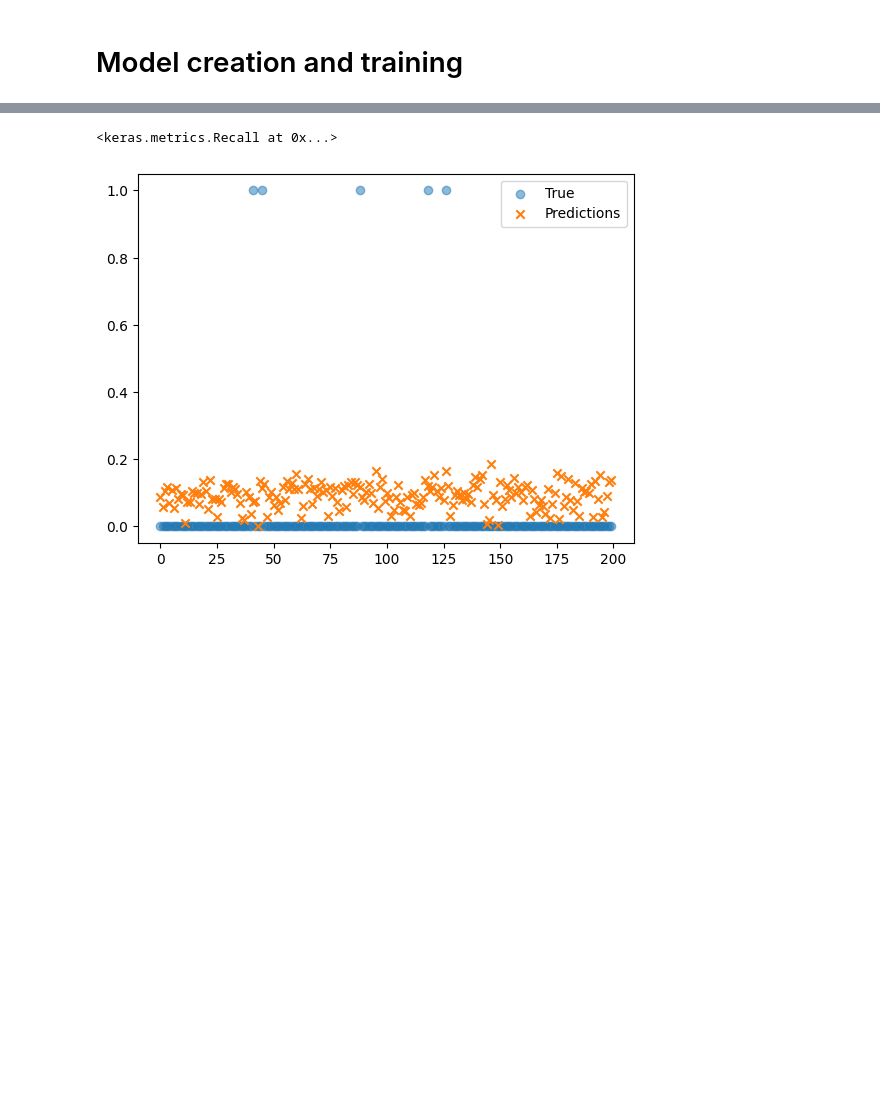
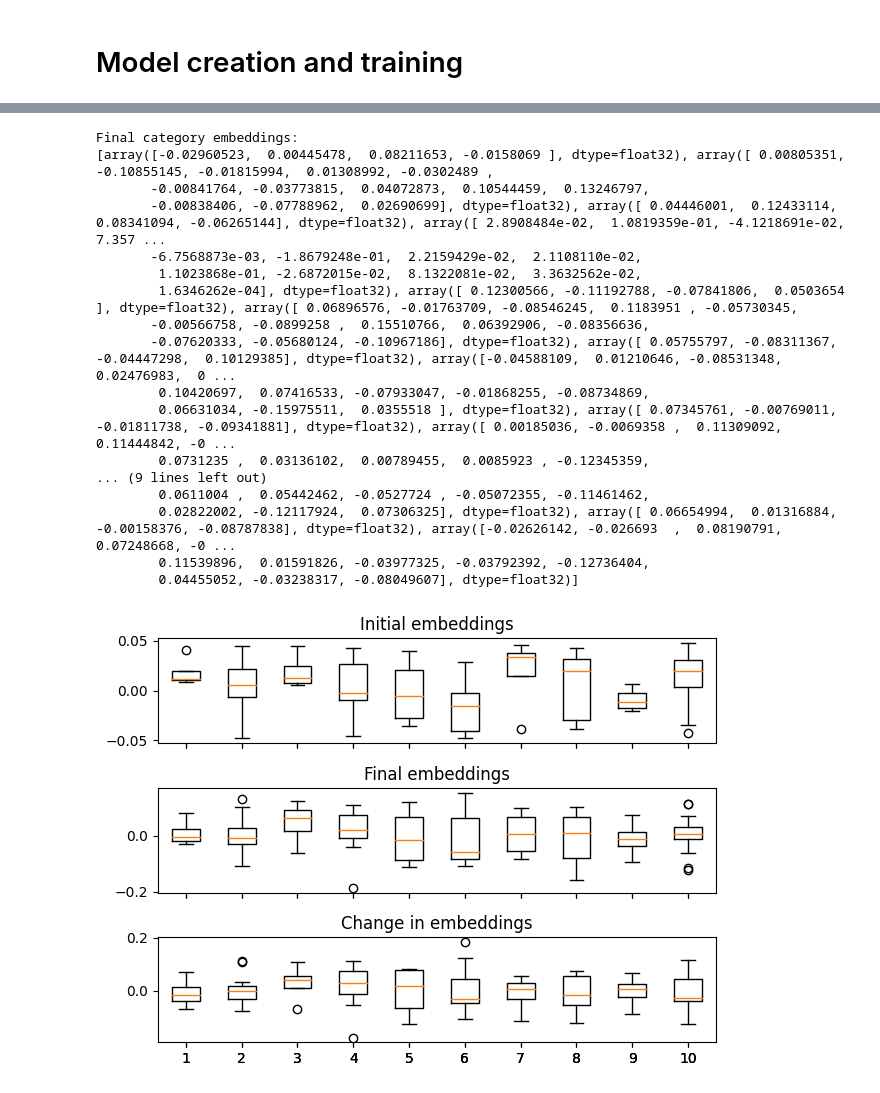
Before and after one commit to Llamrei/tabnet_tensorflow_2.6, a Jupyter notebook: local_tabnet_poker.ipynb, the cells around one changed output, grey strips where cells are left out. Saved outputs shown, nothing was run; the diff lists cells and outputs as text; code cells hidden in the pictures; blank space fills up the shorter version.

```diff
--- a/local_tabnet_poker.ipynb
+++ b/local_tabnet_poker.ipynb
@@ -179,15 +212,44 @@ Epoch 31/1000
-# %%
-sample = next(iter(train_dataset))
-x = np.arange(len(sample[0].numpy()))
-y_pred = online_implementation(sample[0]).numpy().flatten()
-y_true = sample[1].numpy().flatten()
-sample_plot = 200
-plt.scatter(x[:sample_plot], y_true[:sample_plot], label="True", alpha=0.5)
-plt.scatter(x[:sample_plot], y_pred[:sample_plot], label="Predictions", marker="x")
-plt.legend()
-tf.keras.metrics.Recall(name="recall", thresholds=0)
-# %% [output]
-<keras.metrics.Recall at 0x...>
-[figure, removed]
+# %%
+# Inspect final category embeddings
+print("Final category embeddings:")
+final_embeddings = [x.numpy().copy().squeeze() for x in local_implementation.preprocess_model.embeddings]
+print(final_embeddings)
+print("Change in category embeddings:")
+delta = [(x-y) for x, y in zip(final_embeddings, initial_embeddings)]
+print(delta)
+# Boxplot for each embedding
+# Shared x axis three horizontal plots
+# tight_layout() to prevent overlap
+fig, axs = plt.subplots(3, 1, sharex=True, tight_layout=True)
+
+# Plot initial embeddings
+axs[0].boxplot([x for x in initial_embeddings])
+axs[0].set_title("Initial embeddings")
+# Final embeddings
+axs[1].boxplot([x for x in final_embeddings])
+axs[1].set_title("Final embeddings")
+# Change in embeddings
+axs[2].boxplot([x for x in delta])
+axs[2].set_title("Change in embeddings")
+pass
+# %% [output]
+Final category embeddings:
+[array([-0.02960523,  0.00445478,  0.08211653, -0.0158069 ], dtype=float32), array([ 0.00805351, -0.10855145, -0.01815994,  0.01308992, -0.0302489 ,
+       -0.00841764, -0.03773815,  0.04072873,  0.10544459,  0.13246797,
+       -0.00838406, -0.07788962,  0.02690699], dtype=float32), array([ 0.04446001,  0.12433114,  0.08341094, -0.06265144], dtype=float32), array([ 2.8908484e-02,  1.0819359e-01, -4.1218691e-02,  7.357 ...
+       -6.7568873e-03, -1.8679248e-01,  2.2159429e-02,  2.1108110e-02,
+        1.1023868e-01, -2.6872015e-02,  8.1322081e-02,  3.3632562e-02,
+        1.6346262e-04], dtype=float32), array([ 0.12300566, -0.11192788, -0.07841806,  0.0503654 ], dtype=float32), array([ 0.06896576, -0.01763709, -0.08546245,  0.1183951 , -0.05730345,
+       -0.00566758, -0.0899258 ,  0.15510766,  0.06392906, -0.08356636,
+       -0.07620333, -0.05680124, -0.10967186], dtype=float32), array([ 0.05755797, -0.08311367, -0.04447298,  0.10129385], dtype=float32), array([-0.04588109,  0.01210646, -0.08531348,  0.02476983,  0 ...
+        0.10420697,  0.07416533, -0.07933047, -0.01868255, -0.08734869,
+        0.06631034, -0.15975511,  0.0355518 ], dtype=float32), array([ 0.07345761, -0.00769011, -0.01811738, -0.09341881], dtype=float32), array([ 0.00185036, -0.0069358 ,  0.11309092,  0.11444842, -0 ...
+        0.0731235 ,  0.03136102,  0.00789455,  0.0085923 , -0.12345359,
+... (9 lines left out)
+        0.0611004 ,  0.05442462, -0.0527724 , -0.05072355, -0.11461462,
+        0.02822002, -0.12117924,  0.07306325], dtype=float32), array([ 0.06654994,  0.01316884, -0.00158376, -0.08787838], dtype=float32), array([-0.02626142, -0.026693  ,  0.08190791,  0.07248668, -0 ...
+        0.11539896,  0.01591826, -0.03977325, -0.03792392, -0.12736404,
+        0.04455052, -0.03238317, -0.08049607], dtype=float32)]
+[figure, added]
 # %%
 # Plot history loss and RMSE for training and validation set; train solid line, validation dashed line
```
Also changed, not shown: parts of 9 cells of this notebook.
